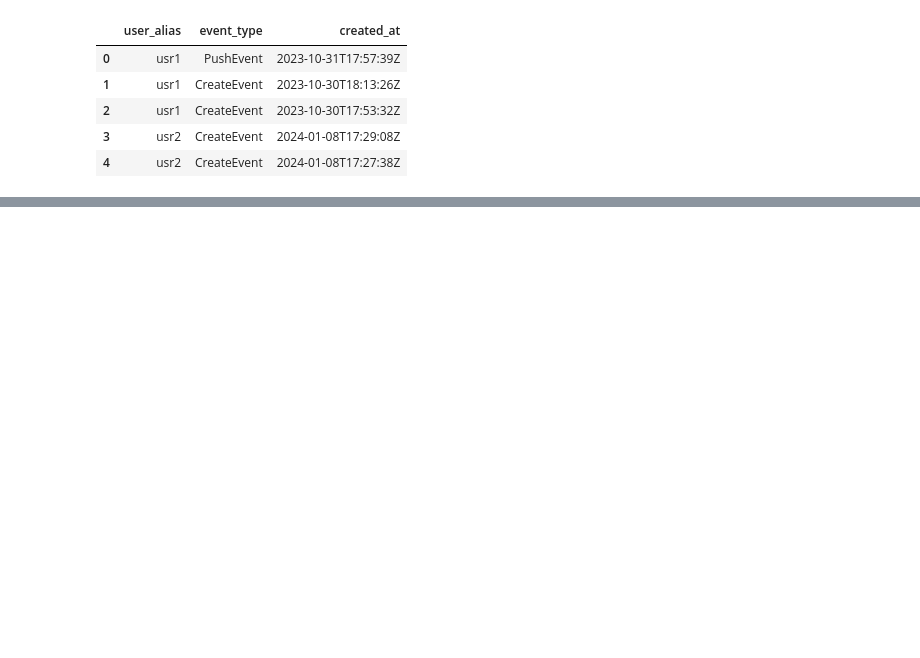
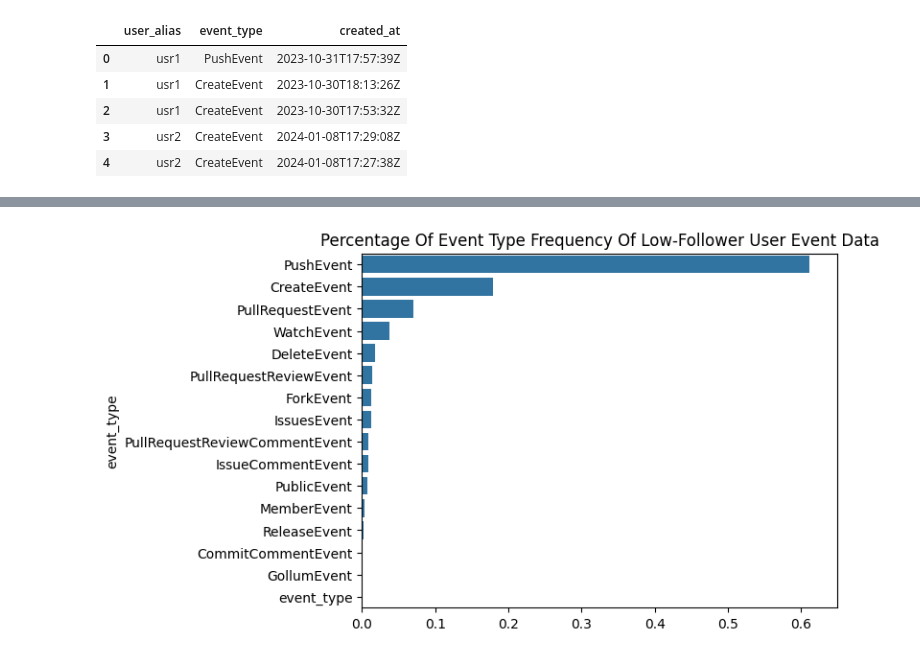
Before and after one commit to kritserv/analyze-how-python-developer-use-github, a Jupyter notebook: data_analysis.ipynb, the cells around one changed output, grey strips where cells are left out. Saved outputs shown, nothing was run; the diff lists cells and outputs as text; code cells hidden in the pictures; blank space fills up the shorter version.

```diff
--- a/data_analysis.ipynb
+++ b/data_analysis.ipynb
@@ -69,6 +83,10 @@ Name: user_alias, dtype: object
 high_follower_event_data = event_data[event_data['user_alias'].isin(high_follower_aliases)]
 high_follower_repo_data = repo_data[repo_data['user_alias'].isin(high_follower_aliases)]
 high_follower_starred_data = starred_data[starred_data['user_alias'].isin(high_follower_aliases)]
+# %%
+low_follower_event_data = event_data[~event_data['user_alias'].isin(high_follower_aliases)]
+low_follower_repo_data = repo_data[~repo_data['user_alias'].isin(high_follower_aliases)]
+low_follower_starred_data = starred_data[~starred_data['user_alias'].isin(high_follower_aliases)]
 # %% [markdown]
 ## Analyze The Relationship
 # %% [markdown]
@@ -166,0 +183,4 @@ event_data.head()
+# %%
+PlotPercentFreq(low_follower_event_data, 'event_type', title='Percentage Of Event Type Frequency Of Low-Follower User Event Data', xlim=0.65)
+# %% [output]
+[figure, added]
```
Also changed, not shown: parts of 40 cells of this notebook.
